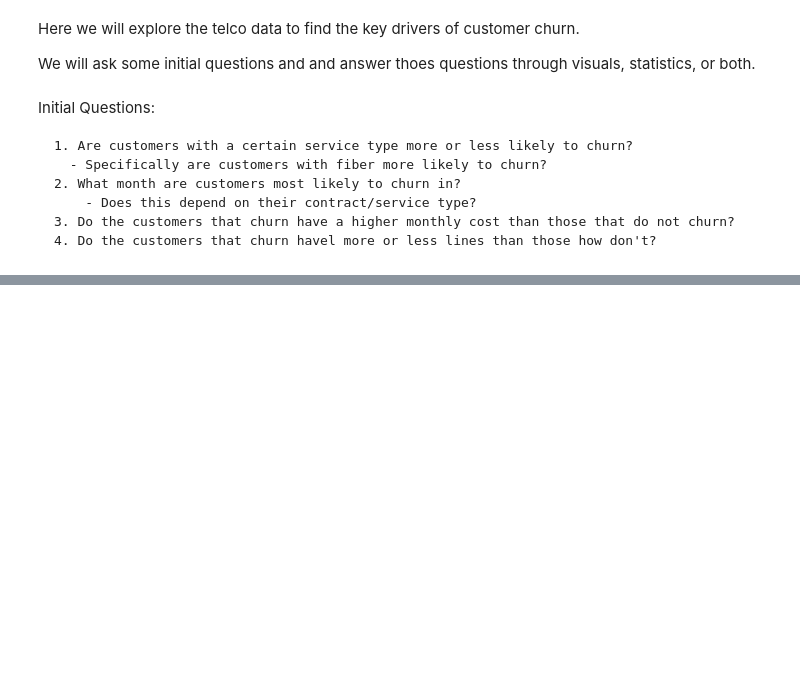
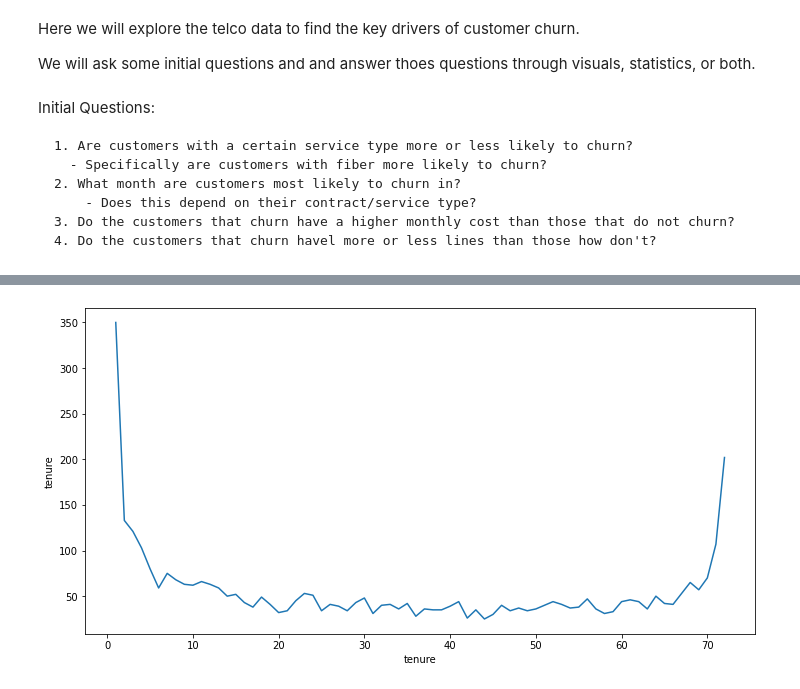
Before and after one commit to chloerwhitaker/Telco_Classification_Project, a Jupyter notebook: Telco_prep_to_model.ipynb, the cells around one changed output, grey strips where cells are left out. Drawn from its saved outputs; the diff is of its cells as text; code cells hidden in the pictures; blank space fills up the shorter version.

```diff
--- a/Telco_prep_to_model.ipynb
+++ b/Telco_prep_to_model.ipynb
@@ -139,0 +247,5 @@ Initial Questions:
+# %%
+plt.figure(figsize=(12, 6))
+ax = sns.lineplot(x=train.groupby(by='tenure')['tenure'].count().index, y=train.groupby(by='tenure')['tenure'].count());
+# %% [output]
+[figure, added]
```
Also changed, not shown: parts of 120 cells of this notebook.
